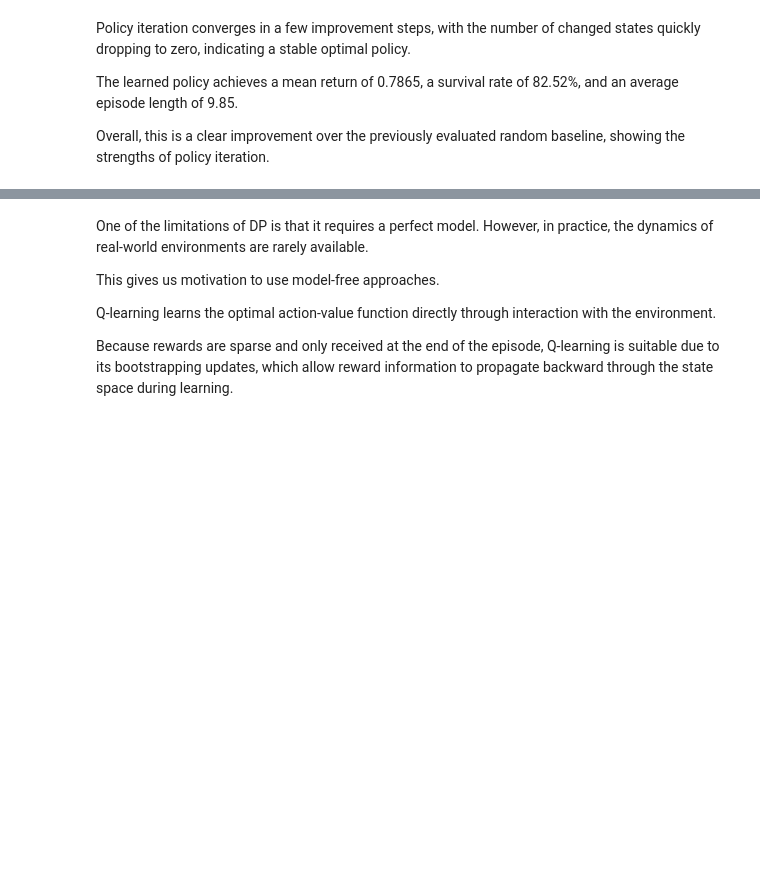
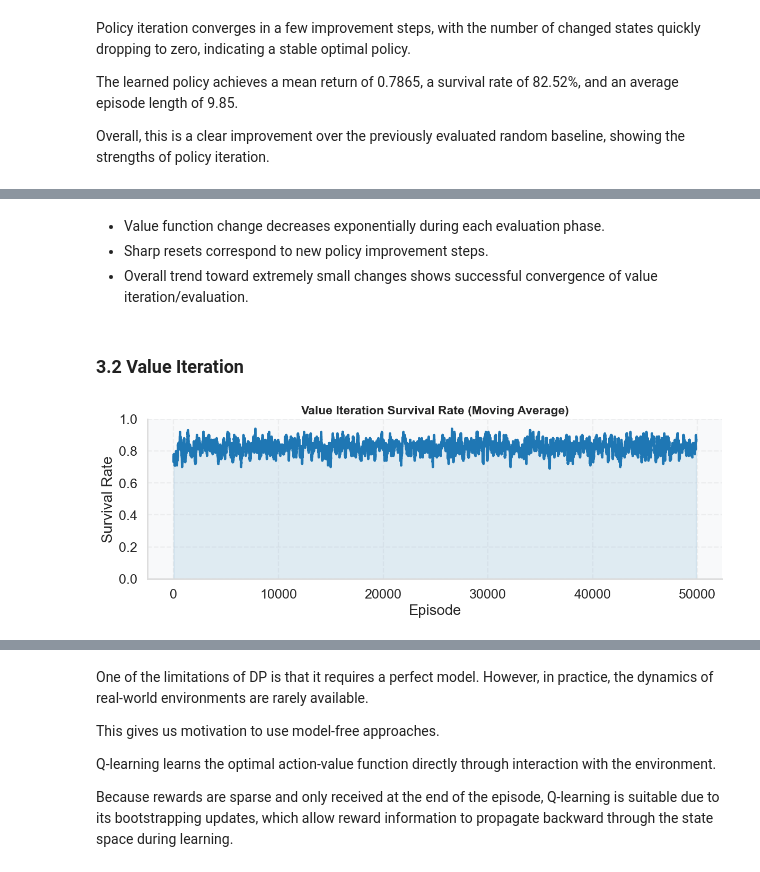
Before and after one commit to OliverKainIMS/ReinforcementLearningProject, a Jupyter notebook: sepsis_project - Students Version/rl_sepsis_project_configA.ipynb, the cells around one changed output, grey strips where cells are left out. Saved outputs shown, nothing was run; the diff lists cells and outputs as text; code cells hidden in the pictures; blank space fills up the shorter version.

```diff
--- a/sepsis_project - Students Version/rl_sepsis_project_configA.ipynb
+++ b/sepsis_project - Students Version/rl_sepsis_project_configA.ipynb
@@ -329,0 +338,13 @@ Overall, this is a clear improvement over the previously evaluated random baseli
+# %%
+start = time.perf_counter()
+vi_policy, vi_V, vi_metrics = value_iteration(P, R, theta=1e-4)
+vi_time = time.perf_counter() - start
+
+vi_eval_metrics = evaluate_policy(vi_policy, 50000)
+
+summary_vi = vi_eval_metrics.summary()
+
+print('Value Iteration Results')
+print(f"Mean return   : {summary_vi['mean_return']:.4f}")
+print(f"Survival rate : {summary_vi['survival_rate']:.2%}")
+print(f"Mean length   : {summary_vi['mean_length']:.2f}")
@@ -329,0 +486,45 @@ Overall, this is a clear improvement over the previously evaluated random baseli
+# %% [markdown]
+- Value function change decreases exponentially during each evaluation phase.
+- Sharp resets correspond to new policy improvement steps.
+- Overall trend toward extremely small changes shows successful convergence of value iteration/evaluation.
+# %% [markdown]
+### 3.2 Value Iteration
+# %%
+# Value Iteration Survival Rate
+
+window = 100
+survival_ma = moving_average(
+    vi_eval_metrics.survival_flags,
+    window
+)
+
+fig, ax = plt.subplots(figsize=(11, 4))
+
+ax.plot(
+    survival_ma,
+    color=BLUE,
+    linewidth=3
+)
+
+ax.fill_between(
+    range(len(survival_ma)),
+    survival_ma,
+    alpha=0.2,
+    color=LIGHT_BLUE
+)
+
+ax.set_title(
+    "Value Iteration Survival Rate (Moving Average)",
+    fontsize=15,
+    weight="bold"
+)
+
+ax.set_xlabel("Episode")
+ax.set_ylabel("Survival Rate")
+
+ax.set_ylim(0, 1)
+
+plt.tight_layout()
+plt.show()
+# %% [output]
+[figure, added]
```
Also changed, not shown: parts of 48 cells of this notebook.
